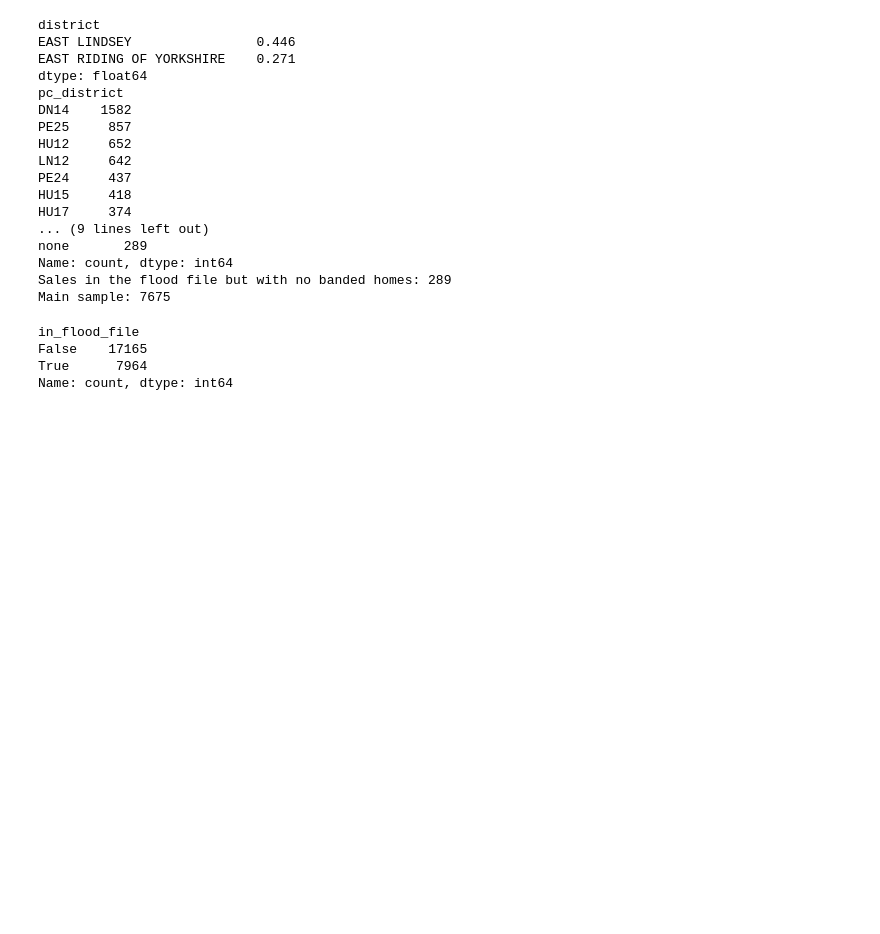
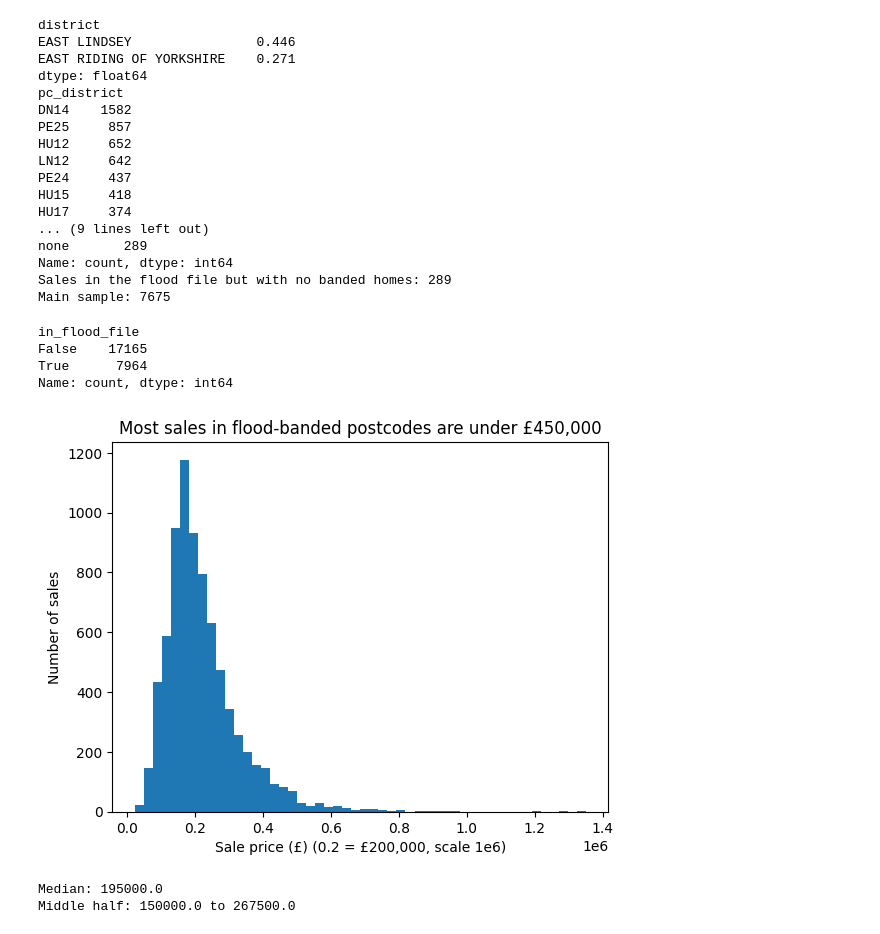
Before and after one commit to boboren2/Team-14, a Jupyter notebook: Maincode.ipynb, the cells around one changed output. Saved outputs shown, nothing was run; the diff lists cells and outputs as text; code cells hidden in the pictures; blank space fills up the shorter version.

```diff
--- a/Maincode.ipynb
+++ b/Maincode.ipynb
@@ -131,12 +131,6 @@ EAST RIDING OF YORKSHIRE  5746  6066  6686
 Saved 25129 rows
 # %%
 #flood
-from google.colab import drive
-drive.mount("/content/drive")
-import pandas as pd
-BASE = "/content/drive/MyDrive/Project Labs/"
-
-
 flood = pd.read_csv(BASE + "floodriskbands.csv",
                     encoding="utf-8-sig", keep_default_na=False, dtype=str,
                     usecols=["PC","RES_cntpc","RES_CNT_VeryLow","RES_CNT_Low",
@@ -268,3 +262,18 @@ in_flood_file
 False    17165
 True      7964
 Name: count, dtype: int64
+# %%
+import matplotlib.pyplot as plt
+data = pd.read_csv(BASE + "sales_flood_inner.csv", parse_dates=["date"])
+order = ["vlow", "low", "medium", "high"]
+# %%
+data["price"].plot(kind="hist", bins=50, title="Most sales in flood-banded postcodes are under £450,000")
+plt.xlabel("Sale price (£) 0.2 = £200,000, scale 1e6)")
+plt.ylabel("Number of sales")
+plt.show()
+print("Median:", data["price"].median())
+print("Middle half:", data["price"].quantile(0.25), "to", data["price"].quantile(0.75))
+# %% [output]
+[figure, added]
+Median: 195000.0
+Middle half: 150000.0 to 267500.0
```
Also changed, not shown: parts of 4 cells of this notebook.
